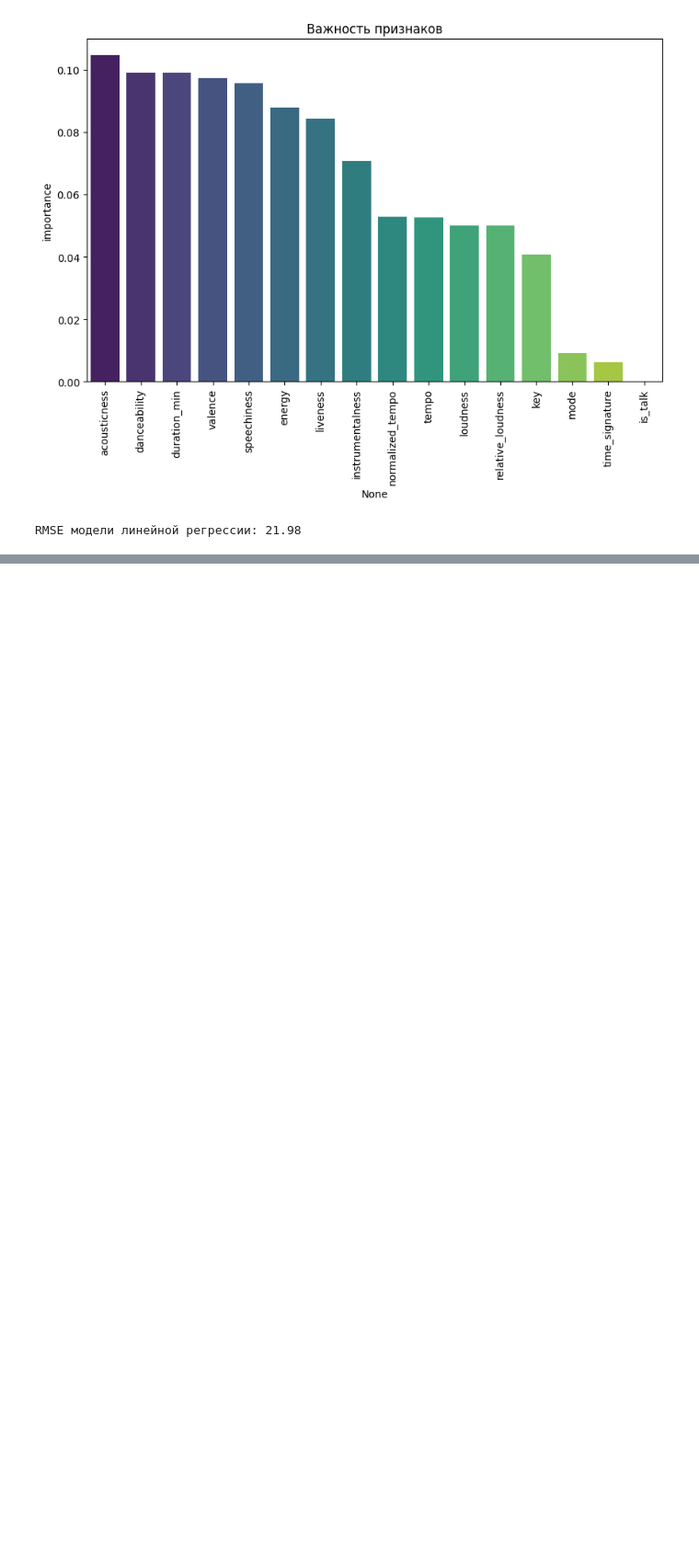
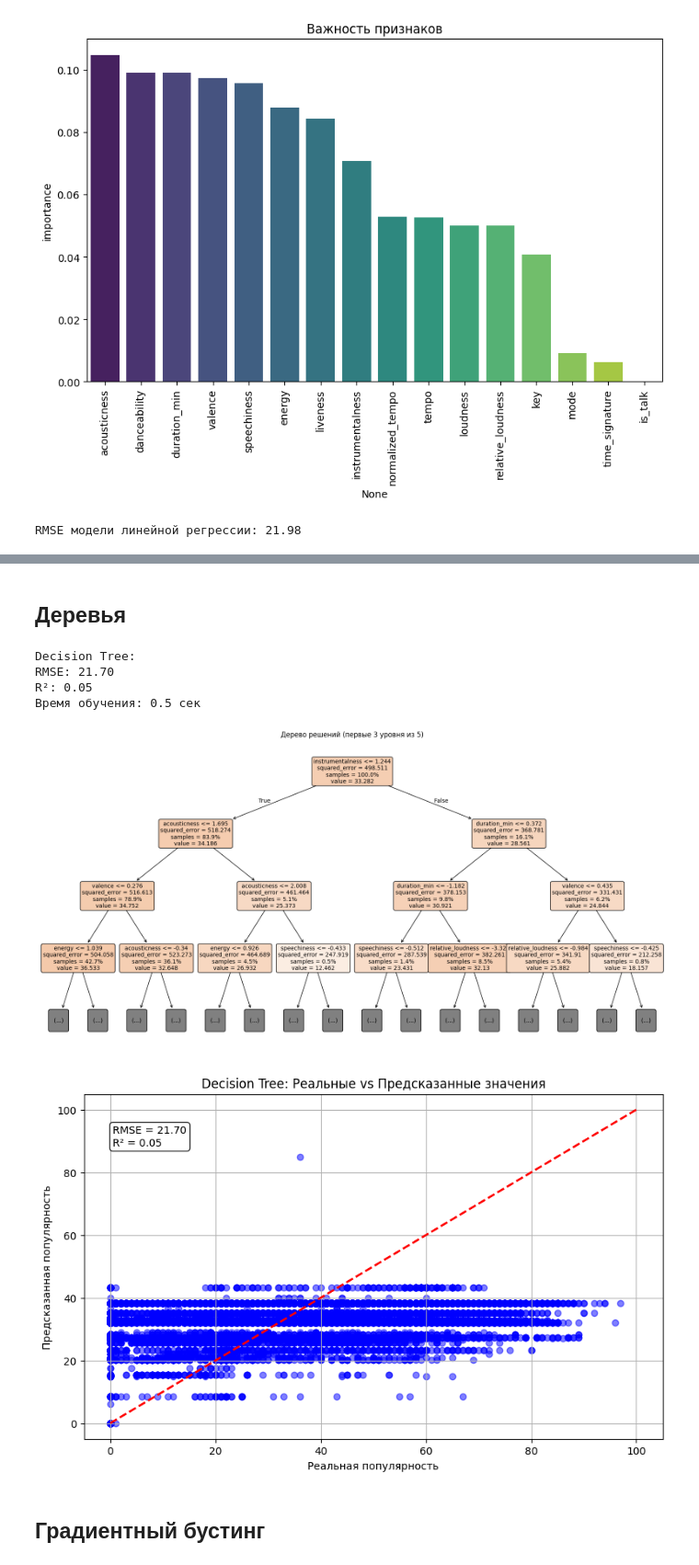
Before and after one commit to BigBabyData/ML-2, a Jupyter notebook: spotify.ipynb, the cells around one changed output, grey strips where cells are left out. Shown at 92% size. Saved outputs shown, nothing was run; the diff lists cells and outputs as text; code cells hidden in the pictures; blank space fills up the shorter version.

```diff
--- a/spotify.ipynb
+++ b/spotify.ipynb
@@ -184,0 +247,59 @@ RMSE модели линейной регрессии: 21.98
+# %% [markdown]
+## Деревья
+# %%
+# Создание и обучение модели
+tree_model = Pipeline(steps=[
+    ('preprocessor', preprocessor),
+    ('model', DecisionTreeRegressor(max_depth=5, random_state=42))
+])
+
+start_time = time.time()
+tree_model.fit(X_train, y_train)
+tree_time = time.time() - start_time
+
+# Предсказание и оценка
+tree_pred = tree_model.predict(X_test)
+tree_rmse = np.sqrt(mean_squared_error(y_test, tree_pred))
+tree_r2 = r2_score(y_test, tree_pred)
+
+print("Decision Tree:")
+print(f"RMSE: {tree_rmse:.2f}")
+print(f"R²: {tree_r2:.2f}")
+print(f"Время обучения: {tree_time:.1f} сек\n")
+
+# 1. Визуализация дерева решений (первые 3 уровня)
+plt.figure(figsize=(20, 10))
+plot_tree(tree_model.named_steps['model'],
+          feature_names=numeric_features + list(tree_model.named_steps['preprocessor']
+                        .named_transformers_['cat']
+                        .get_feature_names_out(categorical_features)),
+          filled=True,
+          rounded=True,
+          max_depth=3,
+          fontsize=10,
+          proportion=True)
+plt.title("Дерево решений (первые 3 уровня из 5)")
+plt.show()
+
+# 2. График реальных vs предсказанных значений
+plt.figure(figsize=(10, 6))
+plt.scatter(y_test, tree_pred, alpha=0.5, color='blue')
+plt.plot([y.min(), y.max()], [y.min(), y.max()], 'r--', linewidth=2)
+plt.title('Decision Tree: Реальные vs Предсказанные значения')
+plt.xlabel('Реальная популярность')
+plt.ylabel('Предсказанная популярность')
+plt.grid(True)
+
+plt.annotate(f'RMSE = {tree_rmse:.2f}\nR² = {tree_r2:.2f}',
+             xy=(0.05, 0.85), xycoords='axes fraction',
+             bbox=dict(boxstyle='round', facecolor='white', alpha=0.8))
+plt.show()
+# %% [output]
+Decision Tree:
+RMSE: 21.70
+R²: 0.05
+Время обучения: 0.5 сек
+[figure, added]
+[figure, added]
+# %% [markdown]
+## Градиентный бустинг
```
Also changed, not shown: parts of 9 cells of this notebook.
